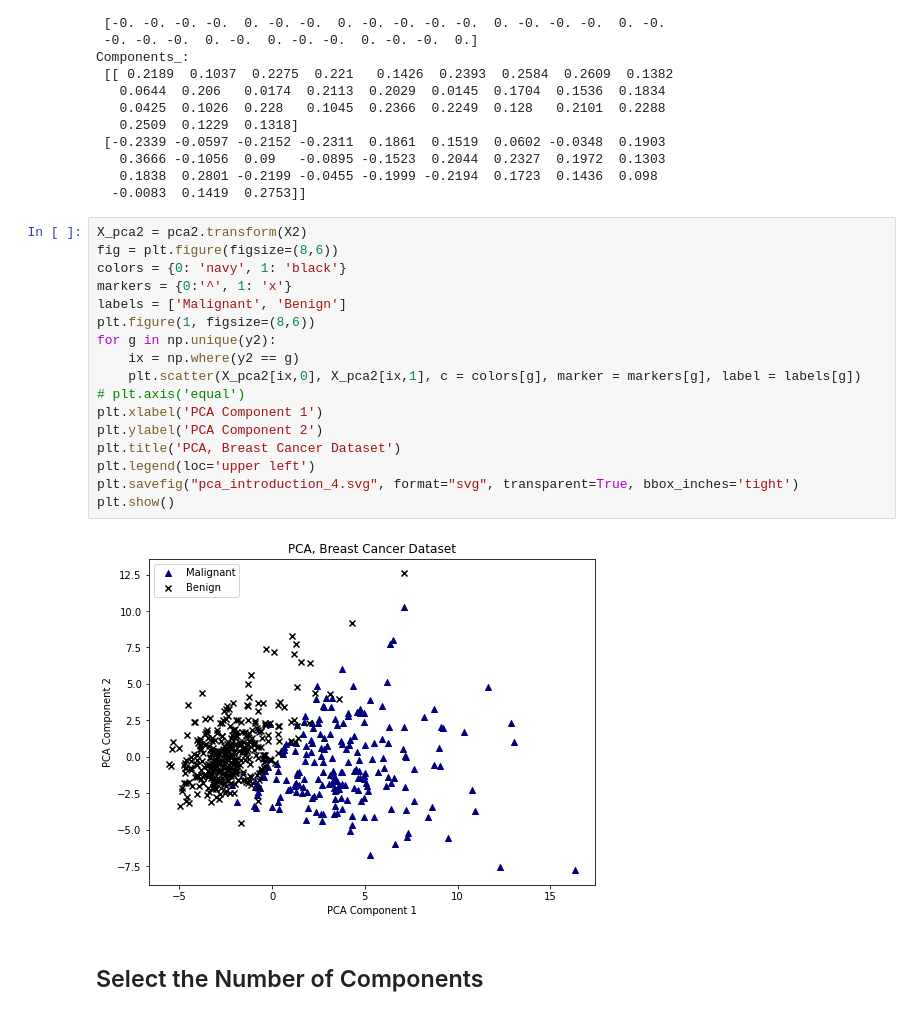
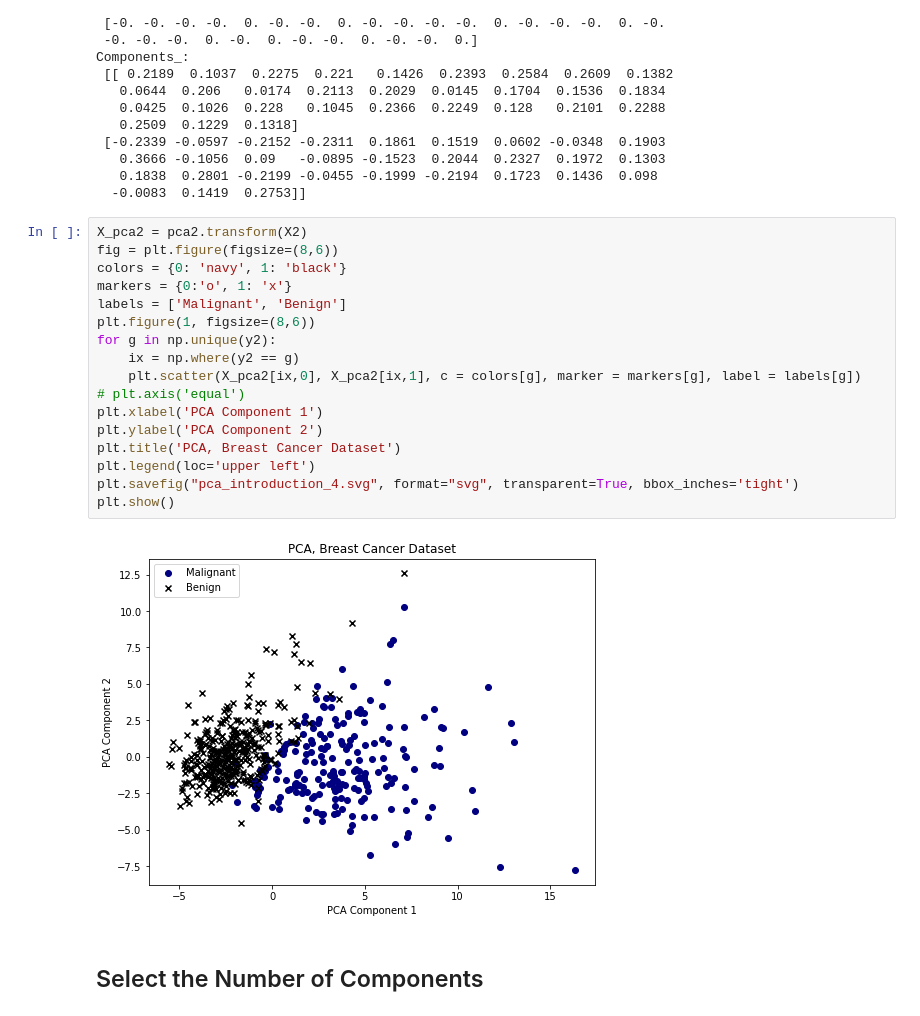
Before and after one commit to jchen8000/MLDLWithPython, a Jupyter notebook: 4_05_Principal_Component_Analysis/PCA_Introduction.ipynb, the cells around one changed output. Cells and saved outputs as stored; diff of their text form.

```diff
--- a/4_05_Principal_Component_Analysis/PCA_Introduction.ipynb
+++ b/4_05_Principal_Component_Analysis/PCA_Introduction.ipynb
@@ -163,22 +163,22 @@ Components_:
 # %%
 X_pca2 = pca2.transform(X2)
 fig = plt.figure(figsize=(8,6))
 colors = {0: 'navy', 1: 'black'}
-markers = {0:'^', 1: 'x'}
+markers = {0:'o', 1: 'x'}
 labels = ['Malignant', 'Benign']
 plt.figure(1, figsize=(8,6))
 for g in np.unique(y2):
     ix = np.where(y2 == g)
     plt.scatter(X_pca2[ix,0], X_pca2[ix,1], c = colors[g], marker = markers[g], label = labels[g])
 # plt.axis('equal')
 plt.xlabel('PCA Component 1')
 plt.ylabel('PCA Component 2')
 plt.title('PCA, Breast Cancer Dataset')
 plt.legend(loc='upper left')
 plt.savefig("pca_introduction_4.svg", format="svg", transparent=True, bbox_inches='tight')
 plt.show()
 # %% [output]
-[figure, old version]
+[figure, new version]
 # %% [markdown]
 ## Select the Number of Components
 # %%
```
Also changed, not shown: parts of 3 cells of this notebook.
